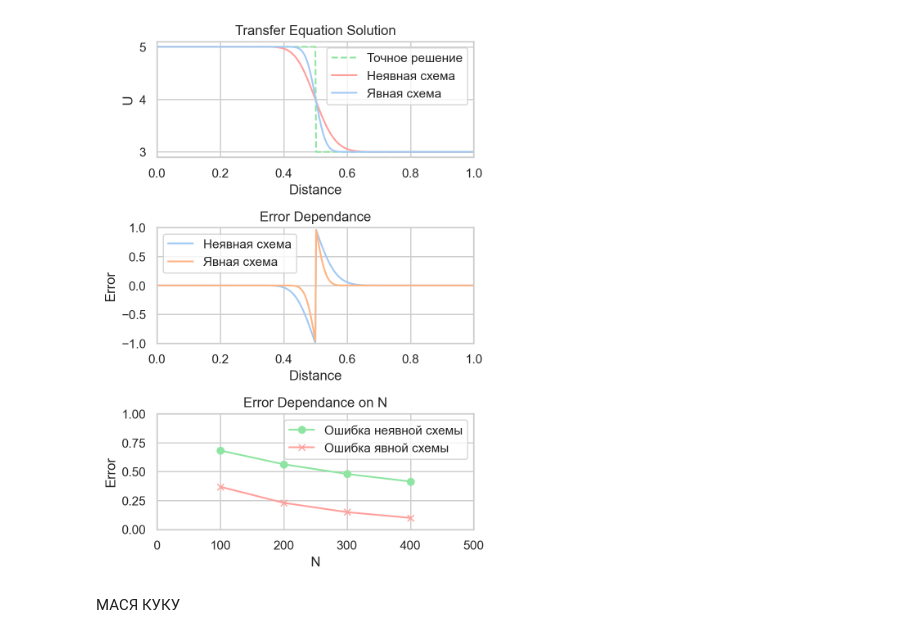
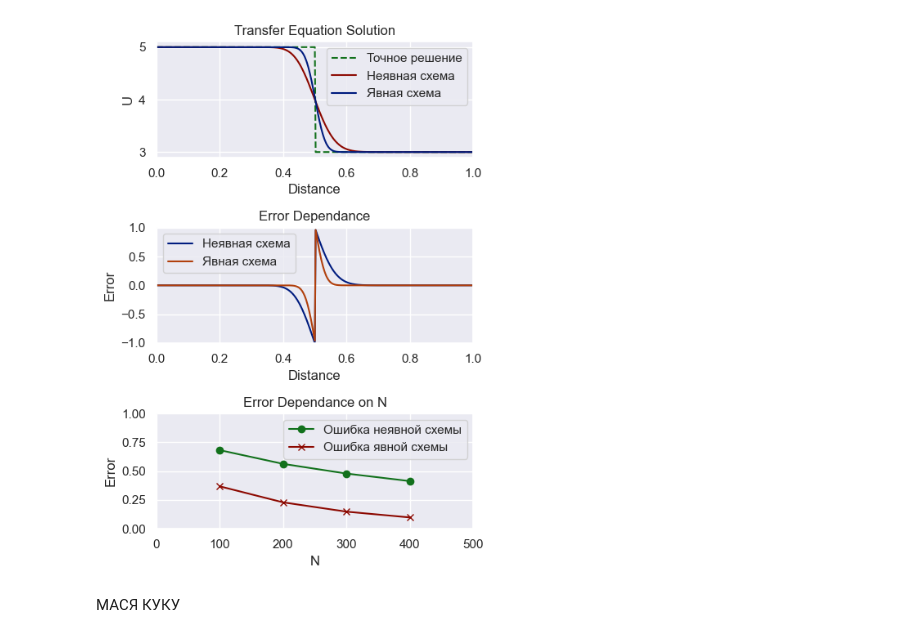
Before and after one commit to GertCell/PhysDep, a Jupyter notebook: GasDyn/Wave_optimised.ipynb, the cells around one changed output. Saved outputs shown, nothing was run; the diff lists cells and outputs as text; code cells hidden in the pictures.

```diff
--- a/GasDyn/Wave_optimised.ipynb
+++ b/GasDyn/Wave_optimised.ipynb
@@ -6,10 +6,10 @@ import seaborn as sns
 from matplotlib import style
 
 
-%matplotlib inline
+#%matplotlib inline
 
-sns.set(rc={"figure.dpi":100, 'savefig.dpi':300})
-sns.set_theme(style="whitegrid", palette="pastel")
+sns.set(rc={"figure.dpi":100, 'savefig.dpi':400})
+sns.set_theme(style="darkgrid", palette="dark")
 
 # dont forget N/Nx = 1/2
 
@@ -144,34 +144,34 @@ for m in range(100, Max, 100):
 
     X = np.arange(0, H, H / m)
 
     d = 1
 
     Up = [0] * len(X)
 
     U = [3] * len(X)
     U[0] = 5
 
     U1 = [3] * len(X)
     U1[0] = 5
 
     U2 = [3] * len(X)
     U2[0] = 5
 
 
     E1 = [0] * len(X)
     E2 = [0] * len(X)
 
     real(m)
     implicit(m, Up)
     explicit(m, Up)
     M.append(m)
     E_1.append(abs(E1[int(m/2) - int(m/25)]))
     E_2.append(abs(E2[int(m/2) - int(m/25)]))
     ln6.set_data(M, E_1)
     ln7.set_data(M, E_2)
 gcf().canvas.draw()
 # %% [output]
-[figure, old version]
+[figure, new version]
 # %% [markdown]
 МАСЯ КУКУ
 # %%
```
